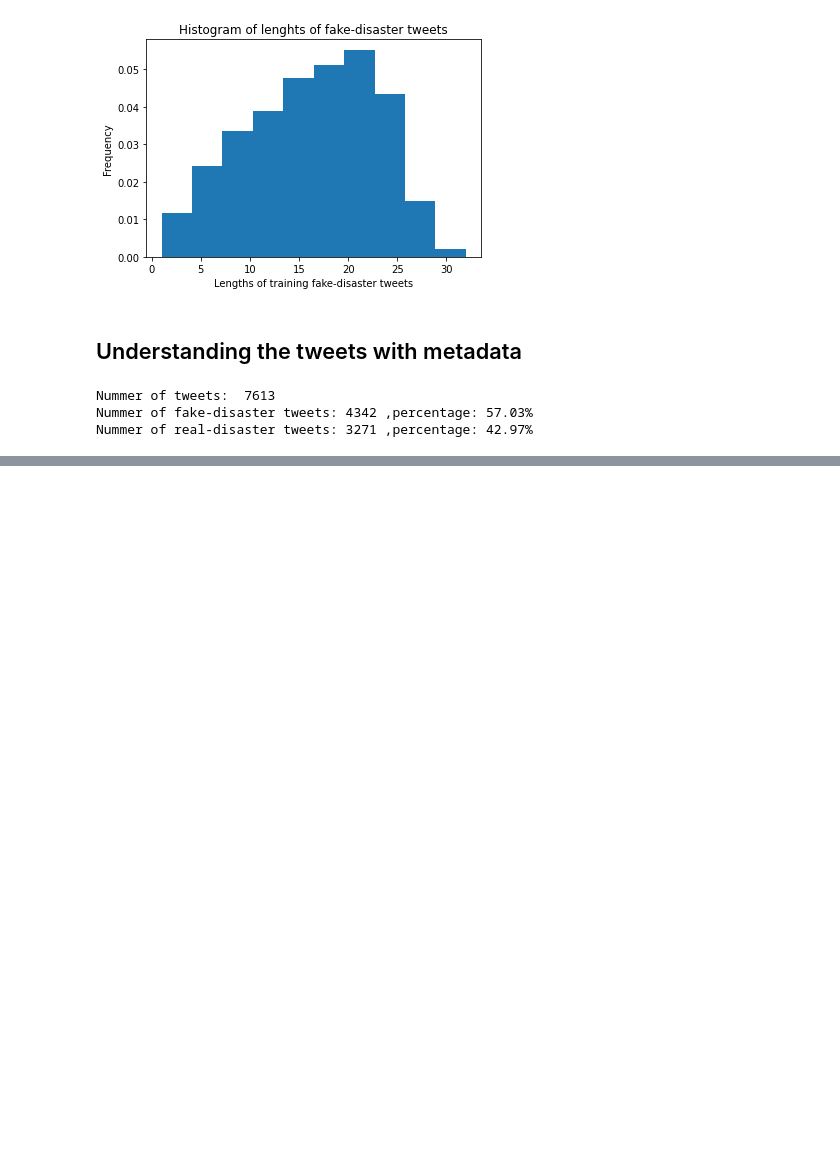
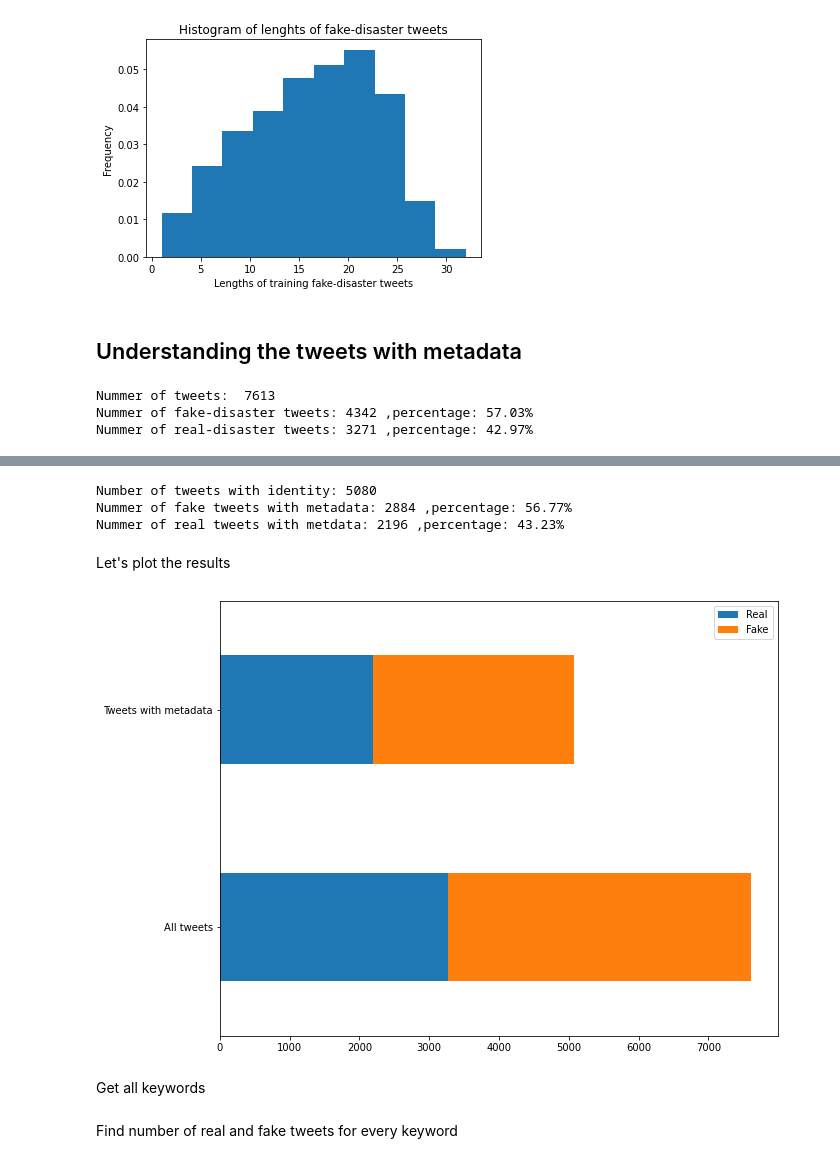
Before and after one commit to CoGian/NLP-with-Disaster-Tweets, a Jupyter notebook: EDA_and_Text_Preprocessing.ipynb, the cells around one changed output, grey strips where cells are left out. Drawn from its saved outputs; the diff is of its cells as text; code cells hidden in the pictures; blank space fills up the shorter version.

```diff
--- a/EDA_and_Text_Preprocessing.ipynb
+++ b/EDA_and_Text_Preprocessing.ipynb
@@ -84,8 +71,8 @@ train_df.head()
 | 3 | 6 | NaN | NaN | 13,000 people receive #wildfires ... | 1 |
 | 4 | 7 | NaN | NaN | Just got sent this photo from Rub... | 1 |
 # %%
-num_of_samples = len(train_df)
-print('Train size: {:d}'.format(num_of_samples))
+num_of_tweets = len(train_df)
+print('Train size: {:d}'.format(num_of_tweets))
 # %% [output]
 Train size: 7613
 # %%
@@ -139,12 +126,12 @@ plt.show()
 # %% [markdown]
 ## Understanding the tweets with metadata
 # %%
-num_of_non_toxic_samples = int(train_df[train_df.target < 0.5][TARGET_COLUMN].count())
-num_of_toxic_samples = num_of_samples - num_of_non_toxic_samples
+num_of_fake_tweets = int(train_df[train_df.target < 0.5][TARGET_COLUMN].count())
+num_of_real_tweets = num_of_tweets - num_of_fake_tweets
 
-print('Nummer of tweets: ',num_of_samples)
-print('Nummer of fake-disaster tweets: {:d} ,percentage: {:.2f}%'.format(num_of_non_toxic_samples , (num_of_non_toxic_samples/num_of_samples)*100))
-print('Nummer of real-disaster tweets: {:d} ,percentage: {:.2f}%'.format(num_of_toxic_samples , (num_of_toxic_samples/num_of_samples)*100))
+print('Nummer of tweets: ',num_of_tweets)
+print('Nummer of fake-disaster tweets: {:d} ,percentage: {:.2f}%'.format(num_of_fake_tweets , (num_of_fake_tweets/num_of_tweets)*100))
+print('Nummer of real-disaster tweets: {:d} ,percentage: {:.2f}%'.format(num_of_real_tweets , (num_of_real_tweets/num_of_tweets)*100))
 # %% [output]
 Nummer of tweets:  7613
 Nummer of fake-disaster tweets: 4342 ,percentage: 57.03%
@@ -177,0 +141,26 @@ drive  sample_data
+# %%
+train_df_with_metadata = train_df.loc[:, [TARGET_COLUMN] + METADADATA_COLUMNS ].dropna()
+num_of_tweets_with_metadata =  len(train_df_with_metadata)
+num_of_real_tweets_with_metadata = int(train_df_with_metadata[train_df_with_metadata.target >= 0.5][TARGET_COLUMN].count())
+num_of_fake_tweets_with_metadata = num_of_tweets_with_metadata - num_of_real_tweets_with_metadata
+
+print('Number of tweets with identity: {:d}'.format(num_of_tweets_with_metadata))
+print('Nummer of fake tweets with metadata: {:d} ,percentage: {:.2f}%'.format(num_of_fake_tweets_with_metadata , (num_of_fake_tweets_with_metadata/num_of_tweets_with_metadata)*100))
+print('Nummer of real tweets with metdata: {:d} ,percentage: {:.2f}%'.format(num_of_real_tweets_with_metadata , (num_of_real_tweets_with_metadata/num_of_tweets_with_metadata)*100))
+# %% [output]
+Number of tweets with identity: 5080
+Nummer of fake tweets with metadata: 2884 ,percentage: 56.77%
+Nummer of real tweets with metdata: 2196 ,percentage: 43.23%
+# %% [markdown]
+Let's plot the results
+# %%
+counts_of_samples = pd.DataFrame([['All tweets',num_of_real_tweets,num_of_fake_tweets],
+                                  ['Tweets with metadata',num_of_real_tweets_with_metadata,num_of_fake_tweets_with_metadata]],
+                                 columns = ['','Real','Fake'])
+counts_of_samples.set_index('',inplace=True)
+plot1 = counts_of_samples.plot(kind='barh', stacked=True, figsize=(10,8), fontsize=10)
+plot1.ticklabel_format(style='plain', axis='x')
+# %% [output]
+[figure, added]
+# %% [markdown]
+Get all keywords
@@ -177,0 +169,2 @@ drive  sample_data
+# %% [markdown]
+Find number of real and fake tweets for every keyword
```
Also changed, not shown: parts of 58 cells of this notebook.
